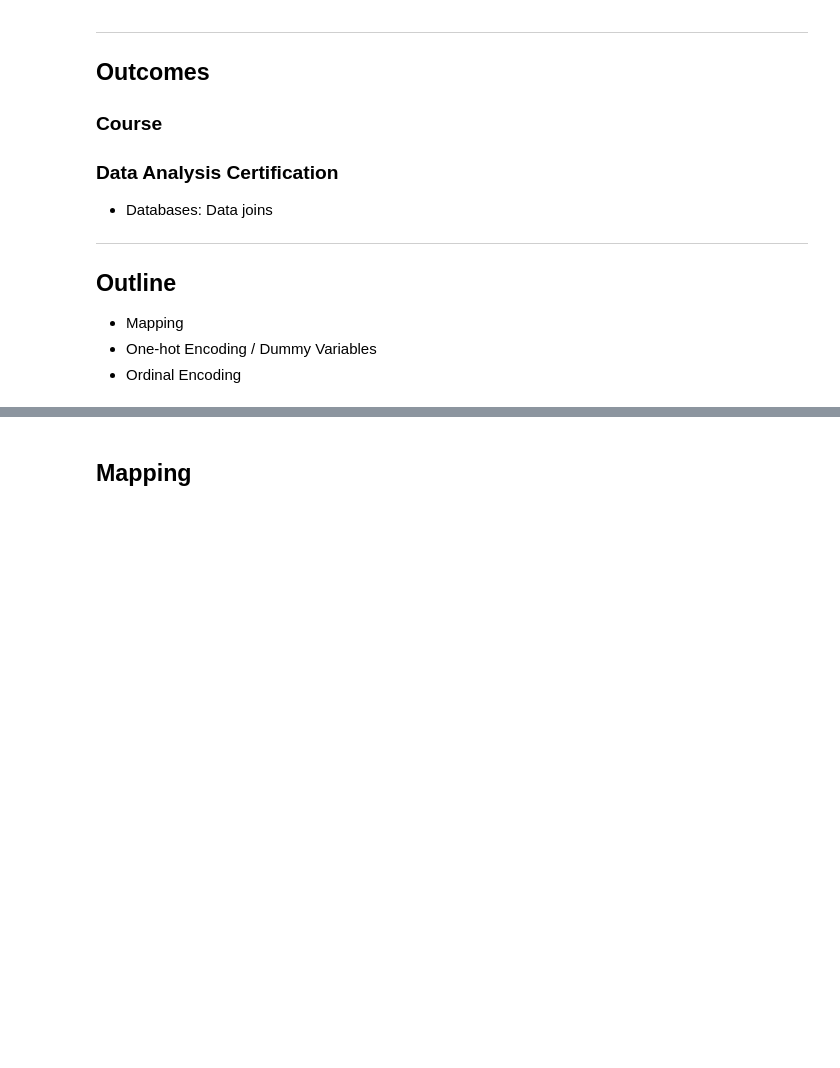
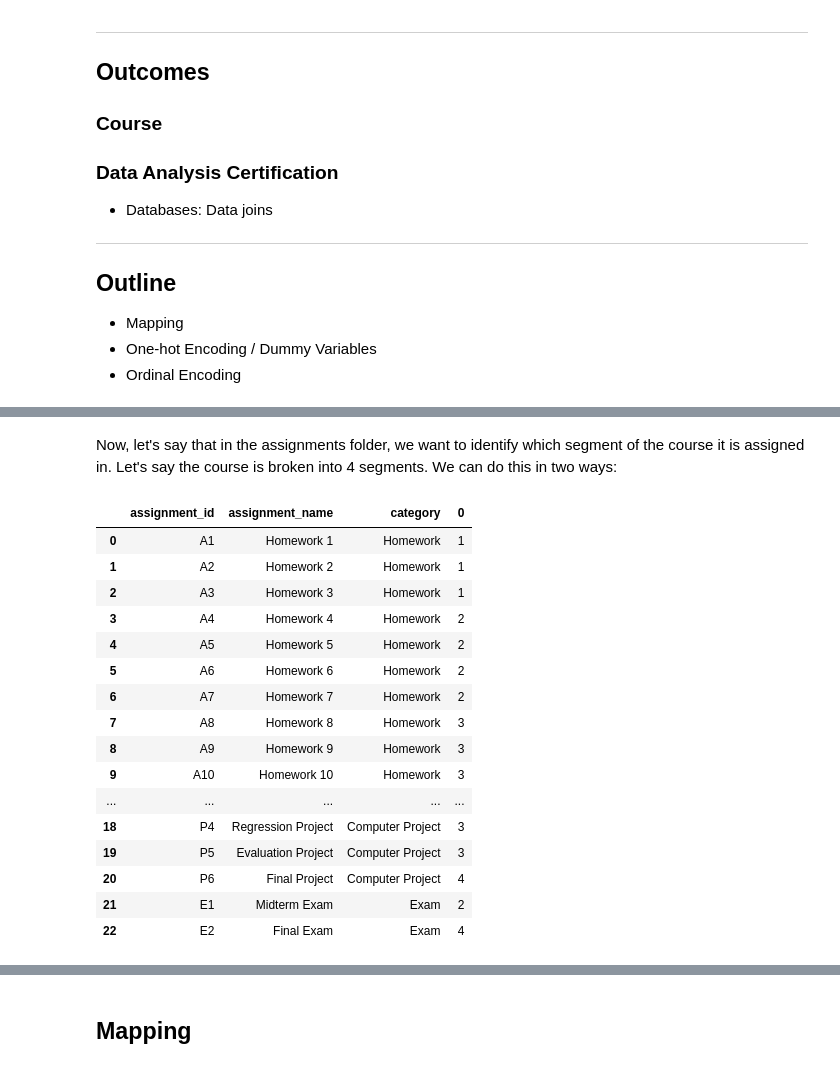
Before and after one commit to drolsonmi/math3080, a Jupyter notebook: Notes/10_DataWrangling1.ipynb, the cells around one changed output, grey strips where cells are left out. Cells and saved outputs as stored; diff of their text form; code cells hidden in the pictures; blank space fills up the shorter version.

```diff
--- a/Notes/10_DataWrangling1.ipynb
+++ b/Notes/10_DataWrangling1.ipynb
@@ -30,0 +106,23 @@ grades
+# %% [markdown]
+Now, let's say that in the assignments folder, we want to identify which segment of the course it is assigned in. Let's say the course is broken into 4 segments. We can do this in two ways:
+# %%
+segments = pd.Series([1,1,1,2,2,2,2,3,3,3,3,4,4,4,4,1,1,2,3,3,4,2,4])
+pd.concat([assignments, segments], axis=1)
+# %% [output]
+|  | assignment_id | assignment_name | category | 0 |
+| 0 | A1 | Homework 1 | Homework | 1 |
+| 1 | A2 | Homework 2 | Homework | 1 |
+| 2 | A3 | Homework 3 | Homework | 1 |
+| 3 | A4 | Homework 4 | Homework | 2 |
+| 4 | A5 | Homework 5 | Homework | 2 |
+| 5 | A6 | Homework 6 | Homework | 2 |
+| 6 | A7 | Homework 7 | Homework | 2 |
+| 7 | A8 | Homework 8 | Homework | 3 |
+| 8 | A9 | Homework 9 | Homework | 3 |
+| 9 | A10 | Homework 10 | Homework | 3 |
+| ... | ... | ... | ... | ... |
+| 18 | P4 | Regression Project | Computer Project | 3 |
+| 19 | P5 | Evaluation Project | Computer Project | 3 |
+| 20 | P6 | Final Project | Computer Project | 4 |
+| 21 | E1 | Midterm Exam | Exam | 2 |
+| 22 | E2 | Final Exam | Exam | 4 |
```
Also changed, not shown: parts of 28 cells of this notebook.
